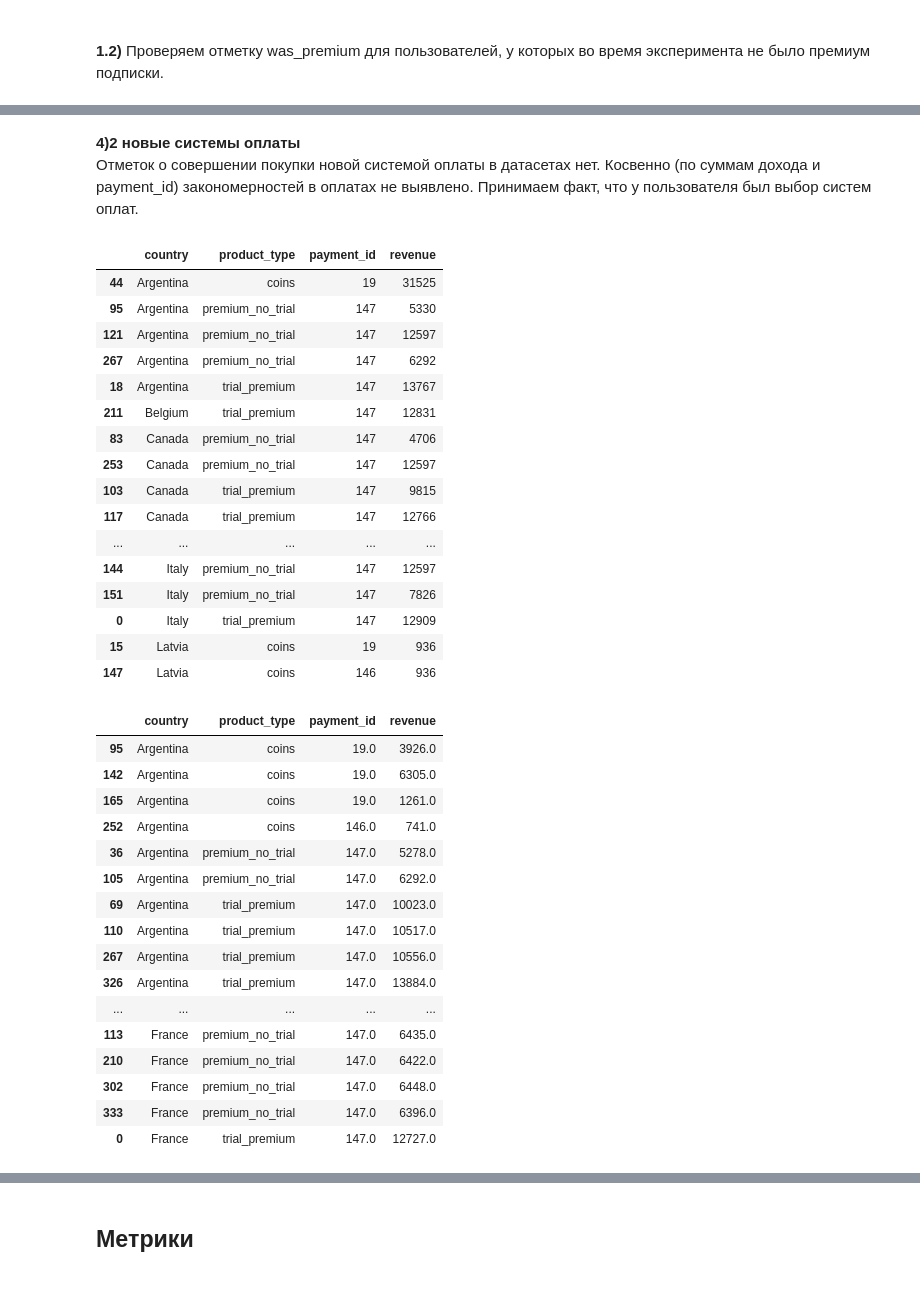
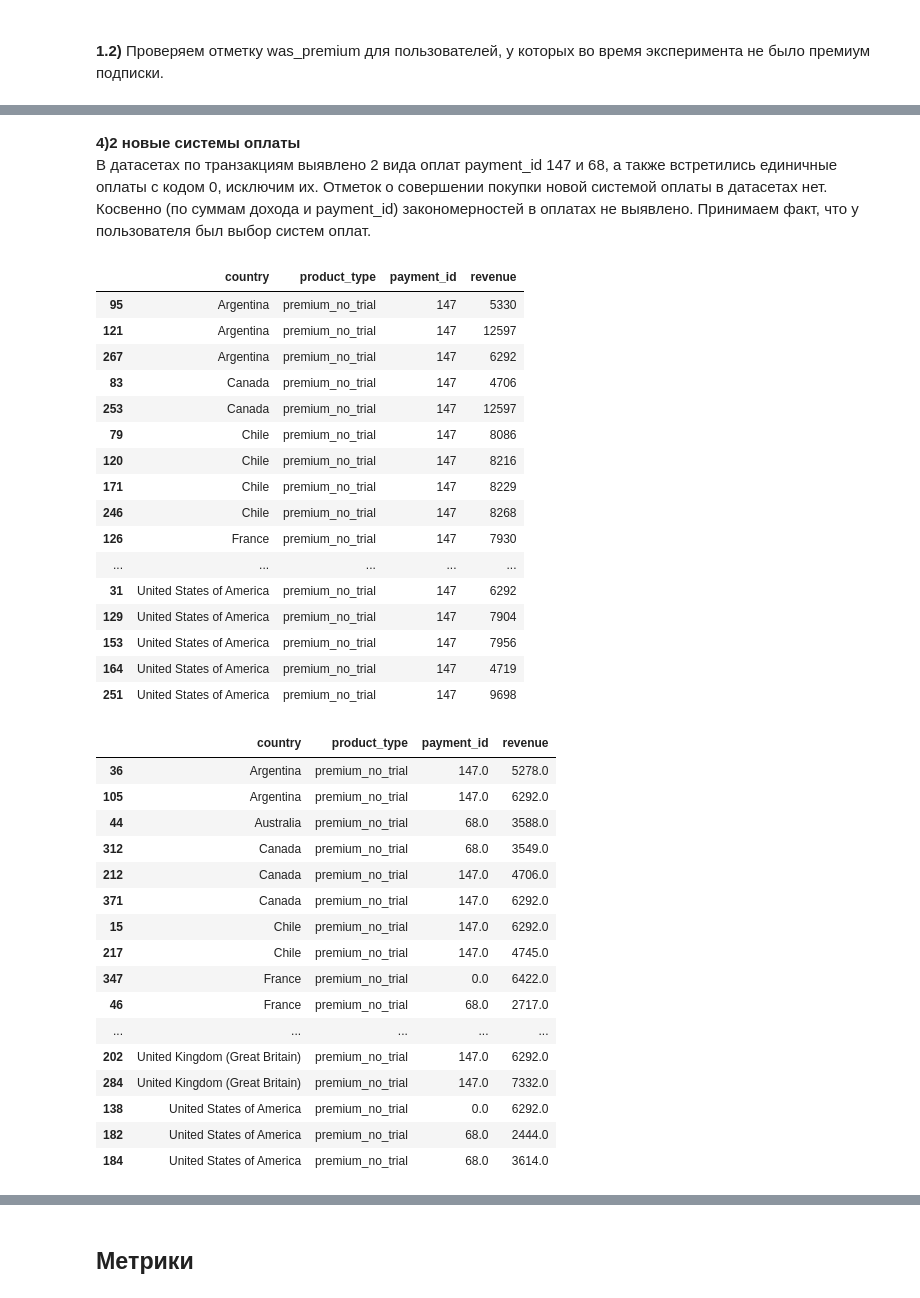
Before and after one commit to xeniya-da/Data_Analysis_Dating_service, a Jupyter notebook: dating_service_project.ipynb, the cells around one changed output, grey strips where cells are left out. Saved outputs shown, nothing was run; the diff lists cells and outputs as text; code cells hidden in the pictures.

```diff
--- a/dating_service_project.ipynb
+++ b/dating_service_project.ipynb
@@ -622,46 +610,54 @@ array(['trial_premium', 'coins', 'other_type', 'premium_no_trial'],
       dtype=object)
 # %% [markdown]
 <b>4)2 новые системы оплаты</b>
-<br>Отметок о совершении покупки новой системой оплаты в датасетах нет. Косвенно (по суммам дохода и payment_id) закономерностей в оплатах не выявлено. Принимаем факт, что у пользователя был выбор систем оплат.
+<br>В датасетах по транзакциям выявлено 2 вида оплат payment_id 147 и 68, а также встретились единичные оплаты с кодом 0, исключим их.
+Отметок о совершении покупки новой системой оплаты в датасетах нет. Косвенно (по суммам дохода и payment_id) закономерностей в оплатах не выявлено. Принимаем факт, что у пользователя был выбор систем оплат.
 # %%
 # уникальные значения 'country', 'product_type', 'payment_id', 'revenue' в тестовом датасете транзакций
-transactions_test[['country', 'product_type', 'payment_id', 'revenue']].drop_duplicates().sort_values(['country', 'product_type', 'payment_id']).head(50)
+transactions_test \
+    .query('product_type =="premium_no_trial"')[['country', 'product_type', 'payment_id', 'revenue']] \
+    .drop_duplicates() \
+    .sort_values(['country', 'product_type', 'payment_id'])
 # %% [output]
 |  | country | product_type | payment_id | revenue |
-| 44 | Argentina | coins | 19 | 31525 |
 | 95 | Argentina | premium_no_trial | 147 | 5330 |
 | 121 | Argentina | premium_no_trial | 147 | 12597 |
 | 267 | Argentina | premium_no_trial | 147 | 6292 |
-| 18 | Argentina | trial_premium | 147 | 13767 |
-| 211 | Belgium | trial_premium | 147 | 12831 |
 | 83 | Canada | premium_no_trial | 147 | 4706 |
 | 253 | Canada | premium_no_trial | 147 | 12597 |
-| 103 | Canada | trial_premium | 147 | 9815 |
-| 117 | Canada | trial_premium | 147 | 12766 |
+| 79 | Chile | premium_no_trial | 147 | 8086 |
+| 120 | Chile | premium_no_trial | 147 | 8216 |
+| 171 | Chile | premium_no_trial | 147 | 8229 |
+| 246 | Chile | premium_no_trial | 147 | 8268 |
+| 126 | France | premium_no_trial | 147 | 7930 |
 | ... | ... | ... | ... | ... |
-| 144 | Italy | premium_no_trial | 147 | 12597 |
-| 151 | Italy | premium_no_trial | 147 | 7826 |
-| 0 | Italy | trial_premium | 147 | 12909 |
-| 15 | Latvia | coins | 19 | 936 |
-| 147 | Latvia | coins | 146 | 936 |
+| 31 | United States of America | premium_no_trial | 147 | 6292 |
+| 129 | United States of America | premium_no_trial | 147 | 7904 |
+| 153 | United States of America | premium_no_trial | 147 | 7956 |
+| 164 | United States of America | premium_no_trial | 147 | 4719 |
+| 251 | United States of America | premium_no_trial | 147 | 9698 |
 # %%
 # уникальные значения 'country', 'product_type', 'payment_id', 'revenue' в control1 датасете транзакций
-transactions_control1[['country', 'product_type', 'payment_id', 'revenue']].drop_duplicates().sort_values(['country', 'product_type', 'payment_id']).head(50)
+transactions_control1 \
+    .query('product_type =="premium_no_trial"')[['country', 'product_type', 'payment_id', 'revenue']] \
+    .drop_duplicates() \
+    .sort_values(['country', 'product_type', 'payment_id']) \
+    .head(50)
 # %% [output]
 |  | country | product_type | payment_id | revenue |
-| 95 | Argentina | coins | 19.0 | 3926.0 |
-| 142 | Argentina | coins | 19.0 | 6305.0 |
-| 165 | Argentina | coins | 19.0 | 1261.0 |
-| 252 | Argentina | coins | 146.0 | 741.0 |
 | 36 | Argentina | premium_no_trial | 147.0 | 5278.0 |
 | 105 | Argentina | premium_no_trial | 147.0 | 6292.0 |
-| 69 | Argentina | trial_premium | 147.0 | 10023.0 |
-| 110 | Argentina | trial_premium | 147.0 | 10517.0 |
-| 267 | Argentina | trial_premium | 147.0 | 10556.0 |
-| 326 | Argentina | trial_premium | 147.0 | 13884.0 |
+| 44 | Australia | premium_no_trial | 68.0 | 3588.0 |
+| 312 | Canada | premium_no_trial | 68.0 | 3549.0 |
+| 212 | Canada | premium_no_trial | 147.0 | 4706.0 |
+| 371 | Canada | premium_no_trial | 147.0 | 6292.0 |
+| 15 | Chile | premium_no_trial | 147.0 | 6292.0 |
+| 217 | Chile | premium_no_trial | 147.0 | 4745.0 |
+| 347 | France | premium_no_trial | 0.0 | 6422.0 |
+| 46 | France | premium_no_trial | 68.0 | 2717.0 |
 | ... | ... | ... | ... | ... |
-| 113 | France | premium_no_trial | 147.0 | 6435.0 |
-| 210 | France | premium_no_trial | 147.0 | 6422.0 |
-| 302 | France | premium_no_trial | 147.0 | 6448.0 |
-| 333 | France | premium_no_trial | 147.0 | 6396.0 |
-| 0 | France | trial_premium | 147.0 | 12727.0 |
+| 202 | United Kingdom (Great Britain) | premium_no_trial | 147.0 | 6292.0 |
+| 284 | United Kingdom (Great Britain) | premium_no_trial | 147.0 | 7332.0 |
+| 138 | United States of America | premium_no_trial | 0.0 | 6292.0 |
+| 182 | United States of America | premium_no_trial | 68.0 | 2444.0 |
+| 184 | United States of America | premium_no_trial | 68.0 | 3614.0 |
```
Also changed, not shown: parts of 99 cells of this notebook.
